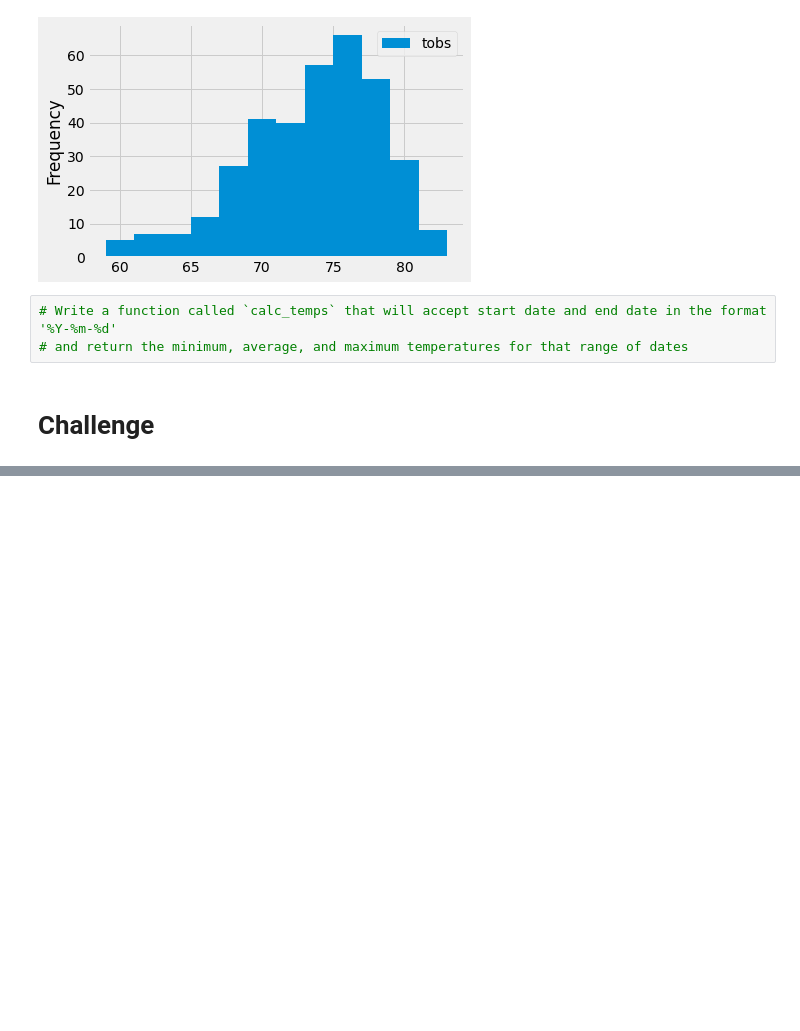
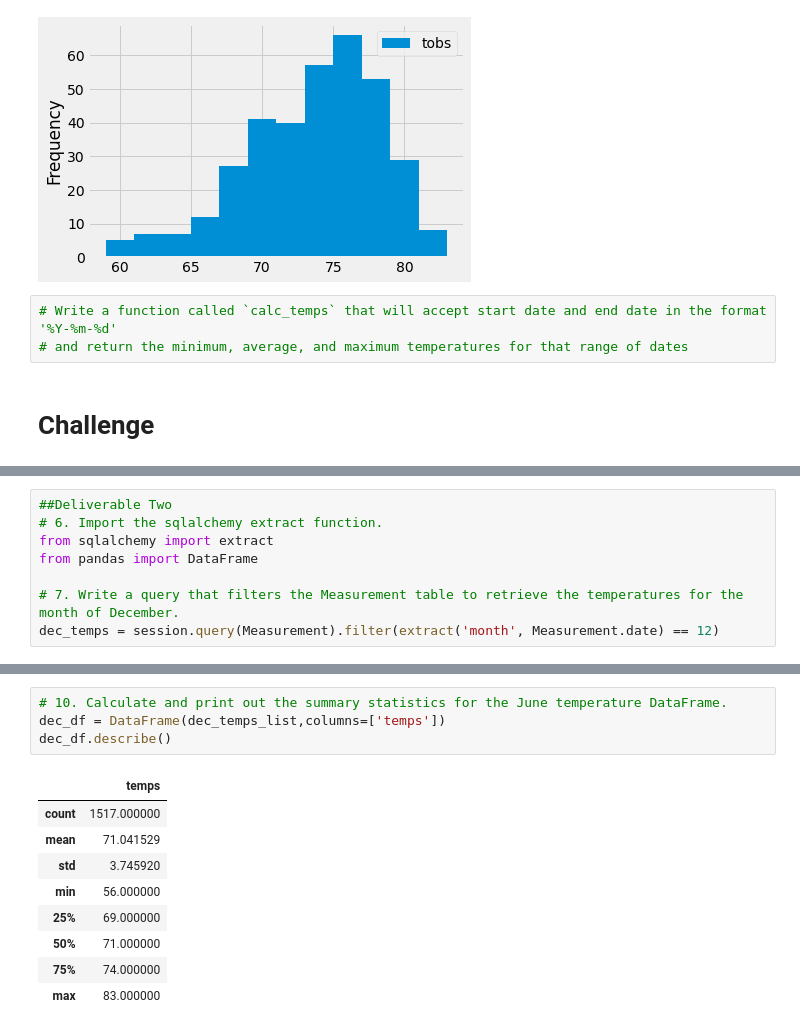
Before and after one commit to CypherGreen/surfs_up, a Jupyter notebook: climate_analysis.ipynb, the cells around one changed output, grey strips where cells are left out. Drawn from its saved outputs; the diff is of its cells as text; blank space fills up the shorter version.

```diff
--- a/climate_analysis.ipynb
+++ b/climate_analysis.ipynb
@@ -117,0 +157,8 @@ df.plot.hist(bins=12)
+# %%
+##Deliverable Two
+# 6. Import the sqlalchemy extract function.
+from sqlalchemy import extract
+from pandas import DataFrame
+
+# 7. Write a query that filters the Measurement table to retrieve the temperatures for the month of December.
+dec_temps = session.query(Measurement).filter(extract('month', Measurement.date) == 12)
@@ -117,0 +182,14 @@ df.plot.hist(bins=12)
+# %%
+# 10. Calculate and print out the summary statistics for the June temperature DataFrame.
+dec_df = DataFrame(dec_temps_list,columns=['temps'])
+dec_df.describe()
+# %% [output]
+|  | temps |
+| count | 1517.000000 |
+| mean | 71.041529 |
+| std | 3.745920 |
+| min | 56.000000 |
+| 25% | 69.000000 |
+| 50% | 71.000000 |
+| 75% | 74.000000 |
+| max | 83.000000 |
```
Also changed, not shown: parts of 6 cells of this notebook.
